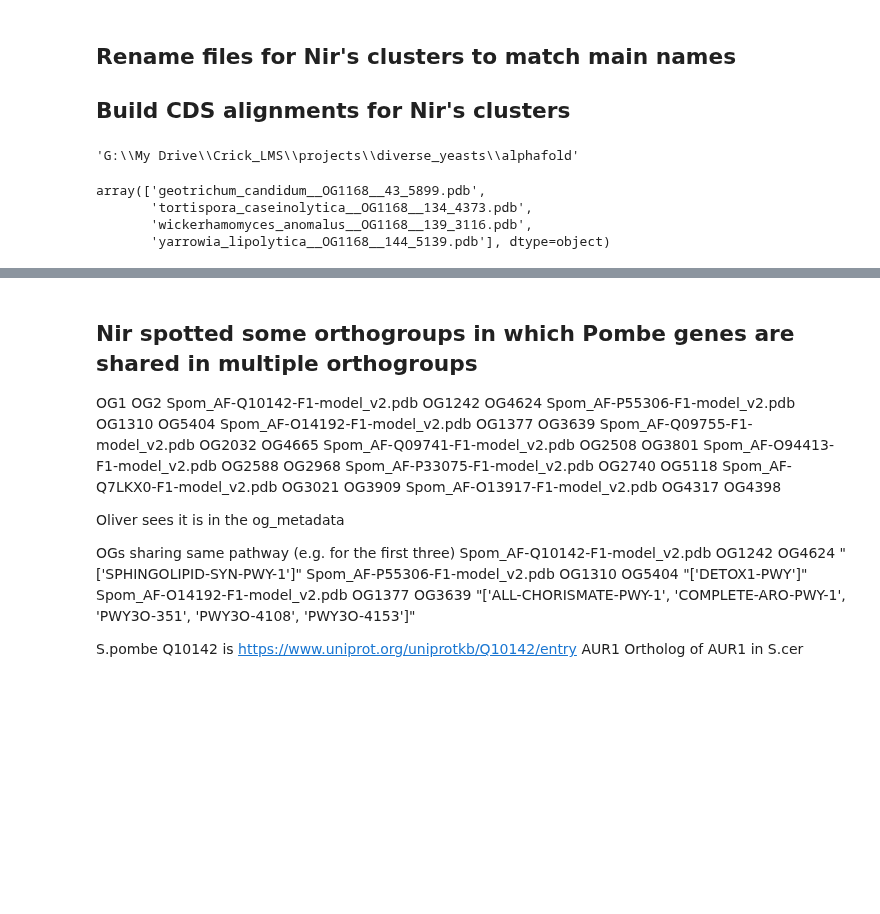
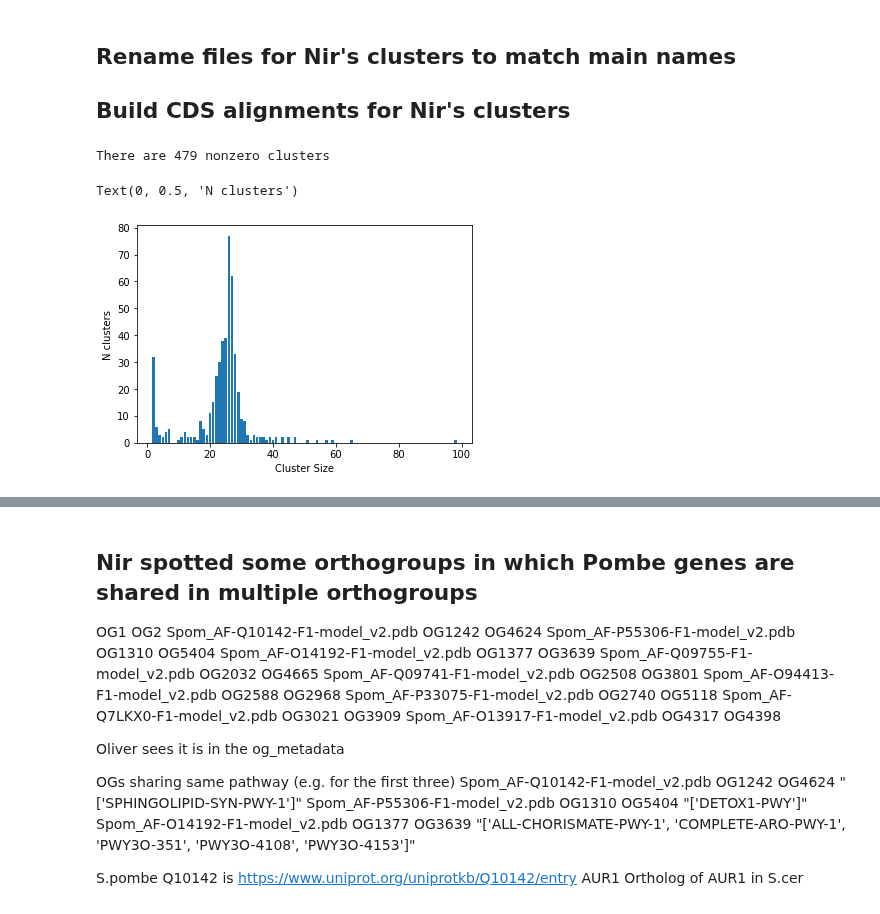
Before and after one commit to heineike02/diverse_yeast, a Jupyter notebook: 20221012_assemble_peptide_cds_fastas.ipynb, the cells around one changed output, grey strips where cells are left out. Cells and saved outputs as stored; diff of their text form; code cells hidden in the pictures; blank space fills up the shorter version.

```diff
--- a/20221012_assemble_peptide_cds_fastas.ipynb
+++ b/20221012_assemble_peptide_cds_fastas.ipynb
@@ -290,7 +386,7 @@ for spec in uniprot_ncbi_specs:
 # %%
 #Load proteins_present_by_spec
 
-proteins_present_by_spec_fname = base_dir + os.sep + 'selected_protein_ids.json'
+proteins_present_by_spec_fname = base_dir + os.sep + os.path.normpath('selected_proteins/selected_protein_ids.json')
 
 with open(proteins_present_by_spec_fname, 'r') as f:
     proteins_present_by_spec = json.load(f)
@@ -414,7 +477,3 @@ for protein_file in os.listdir(seq_dir + os.sep + 'proteome' ):
 # %% [markdown]
 ## Rename files for Nir's clusters to match main names
 ## Build CDS alignments for Nir's clusters
-# %%
-base_dir
-# %% [output]
-'G:\\My Drive\\Crick_LMS\\projects\\diverse_yeasts\\alphafold'
@@ -420,0 +487,66 @@ base_dir
+# %%
+clusters_df = pd.read_csv(base_dir + os.sep + os.path.normpath('msas/structural/tm_align/clustering/clusters_0.15.csv'), index_col=0)
+#assemble dictionary of OG_cluster to list of proteins
+
+cluster_msa_base = base_dir + os.sep + os.path.normpath('msas/structural/tm_align/fasta') + os.sep
+
+clusters = {}
+
+for OG, clust in zip(clusters_df['ortho_group'], clusters_df['cluster']):
+    cluster_seqs = SeqIO.parse(cluster_msa_base + OG + clust + '.fa', 'fasta')
+    seq_list = []
+    for record in cluster_seqs:
+        seq_list.append(record.id)
+    clusters[OG + '_' + clust] = seq_list
+# %%
+clust_lengths = []
+
+#File to list small clusters (less than 3 proteins) that are filtered out
+small_cluster_filt_fname = base_dir + os.sep + os.path.normpath('msas/structural/tm_align/clustering/small_clusters.txt')
+
+#File to list clusters with no SC proteins
+sc_cluster_filt_fname = base_dir + os.sep + os.path.normpath('msas/structural/tm_align/clustering/non_sc_clusters.txt')
+
+
+with(open(small_cluster_filt_fname, 'w')) as f_small:
+    with(open(sc_cluster_filt_fname, 'w')) as f_no_sc:
+        f_small.write('OG_cluster\tcluster_genes\n')
+        f_no_sc.write('OG_cluster\tcluster_size\n')
+        for og_clust, cluster in clusters.items():
+            no_sc_clust = True
+            clust_len = len(cluster)
+            clust_lengths.append(clust_len)
+            if clust_len>0:
+
+                if clust_len<3:
+                    f_small.write(og_clust+'\t[' + ",".join(cluster) + ']\n' )
+
+                for seq in cluster:
+                    if seq.split('_')[0]=='REF':  #This means there is an S.cer protein present
+                        no_sc_clust = False
+
+                if no_sc_clust:
+                    f_no_sc.write(og_clust + '\t' + str(clust_len) + '\n')
+
+
+clust_count = Counter(clust_lengths)
+
+print('There are ' + str(len(clusters) - clust_count[0]) + ' nonzero clusters')
+
+sizes = []
+nclusts = []
+for size, nclust in clust_count.items():
+    if size>0:
+        sizes.append(size)
+        nclusts.append(nclust)
+
+#Plot Histogram of all nonzero clusters
+fig, ax = plt.subplots()
+
+ax.bar(sizes, nclusts)
+ax.set_xlabel('Cluster Size')
+ax.set_ylabel('N clusters')
+# %% [output]
+There are 479 nonzero clusters
+Text(0, 0.5, 'N clusters')
+[figure, added]
@@ -437,10 +585,3 @@ with open(base_dir + os.sep + os.path.normpath('msas/structural/tm_align/cluster
-# %%
-clusters['OG1168_C1']
-# %% [output]
-array(['geotrichum_candidum__OG1168__43_5899.pdb',
-       'tortispora_caseinolytica__OG1168__134_4373.pdb',
-       'wickerhamomyces_anomalus__OG1168__139_3116.pdb',
-       'yarrowia_lipolytica__OG1168__144_5139.pdb'], dtype=object)
 # %%
 #Rename the TM-align structural alignments to match our other names.
 pep_seq_dir = base_dir + os.sep + os.path.normpath('og_sequences/proteome')
```
Also changed, not shown: parts of 20 cells of this notebook, 10 other files.
